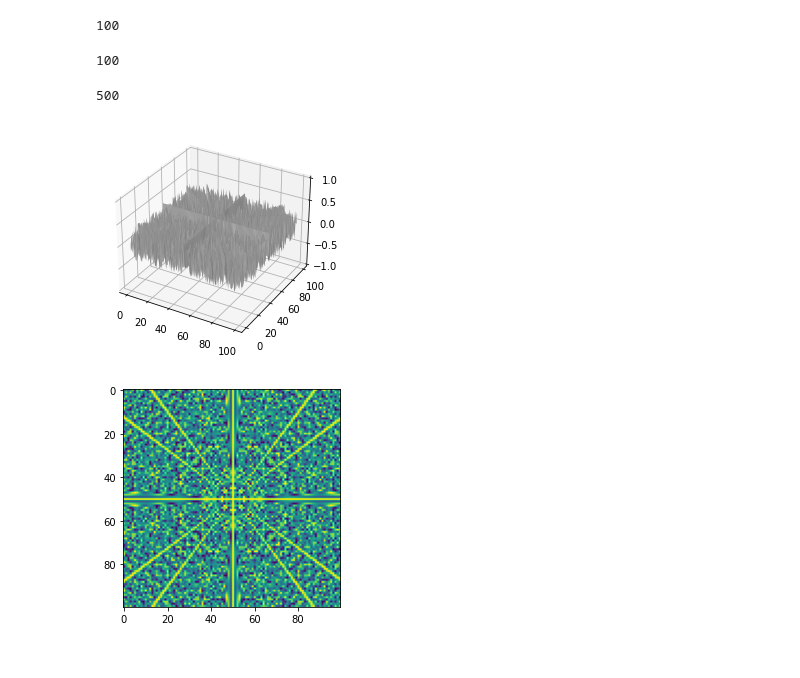
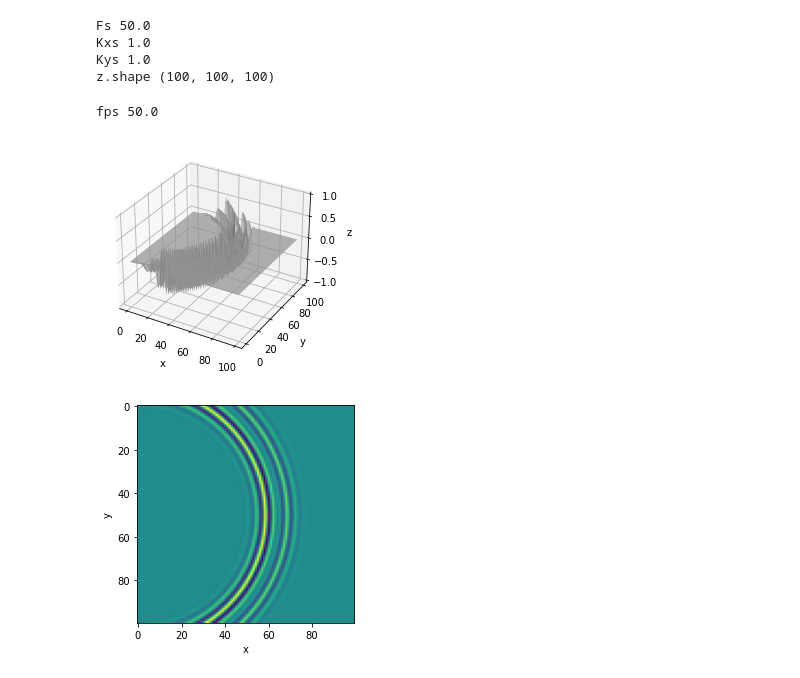
Before and after one commit to PaRaD1SE98/waves, a Jupyter notebook: notebooks/waves_mpl.ipynb, the cells around one changed output. Cells and saved outputs as stored; diff of their text form; code cells hidden in the pictures.

```diff
--- a/notebooks/waves_mpl.ipynb
+++ b/notebooks/waves_mpl.ipynb
@@ -25,42 +47,56 @@ def wave3(x, y, t):
 # %%
-fs = 100  # sampling frequency, (Hz)
-dx = 1  # spatial sampling step along X in (mm)
-dy = 1  # spatial sampling step along Y in (mm)
-X = np.arange(0, 100, dx)
-Y = np.arange(0, 100, dy)
-T = np.arange(0, 5, 1 / fs)
+resolution_x = 100  # pixels
+resolution_y = 100  # pixels
+resolution_t = 100  # pixels
+
+x_max = 100  # m
+y_max = 100  # m
+t_max = 2  # s
+
+Fs = resolution_t / t_max  # sampling frequency, (Hz)
+Kxs = resolution_x / x_max  # spatial sampling frequency along X in (1/m)
+Kys = resolution_y / y_max  # spatial sampling frequency along Y in (1/m)
+print('Fs', Fs)
+print('Kxs', Kxs)
+print('Kys', Kys)
+X = np.arange(0, x_max, 1 / Kxs)
+Y = np.arange(0, y_max, 1 / Kys)
+T = np.arange(0, t_max, 1 / Fs)
 x, y = np.meshgrid(X, Y)
+
 z = np.zeros((len(X), len(Y), len(T)))
-for t in range(len(T)):
-    z[:, :, t] = wave2(x, y, t)
+for i, t in enumerate(T):
+    z[:, :, i] = pulse2(x, y, t)
+
+print('z.shape', z.shape)
+# %% [output]
+Fs 50.0
+Kxs 1.0
+Kys 1.0
+z.shape (100, 100, 100)
-# %%
-x_max = z.shape[0]
-x_max
-# %% [output]
-100
-# %%
-y_max = z.shape[1]
-y_max
-# %% [output]
-100
-# %%
-t_max = z.shape[2]
-t_max
-# %% [output]
-500
+# %%
+fps = resolution_t / t_max
+# fps = 10
+print('fps', fps)
+# %% [output]
+fps 50.0
 # %%
-def change_plot(frame_number, zarray, plot):
+def change_plot(frame_number, z_array, plot):
     plot[0].remove()
-    plot[0] = ax.plot_surface(x, y, zarray[:, :, frame_number], cmap="afmhot_r")
+    plot[0] = ax.plot_surface(x, y, z_array[:, :, frame_number], cmap="viridis")
 
 
 fig = plt.figure()
 ax = fig.add_subplot(projection='3d')
-plot = [ax.plot_surface(x, y, z[:, :, 1], color='0.75', rstride=1, cstride=1)]
+ax.set_xlabel('x')
+ax.set_ylabel('y')
+ax.set_zlabel('z')
+surface = [ax.plot_surface(x, y, z[:, :, 50], color='0.75', rstride=1, cstride=1)]
 ax.set_zlim(-1, 1)
+
 plt.show()
 # %% [output]
-[figure, old version]
+[figure, new version]
 # %%
 def change_plot_img(frame_number, z_array, plot):
     plot[0].remove()
@@ -69,8 +105,11 @@ def change_plot_img(frame_number, z_array, plot):
 
 fig2 = plt.figure()
 ax = fig2.add_subplot()
-image = [ax.imshow(z[:, :, 0], cmap='viridis')]
+ax.set_xlabel('x')
+ax.set_ylabel('y')
+image = [ax.imshow(z[:, :, 50], cmap='viridis')]
+
 plt.show()
 # %% [output]
-[figure, old version]
+[figure, new version]
 # %%
```
Also changed, not shown: parts of 4 cells of this notebook, 2 other files.
